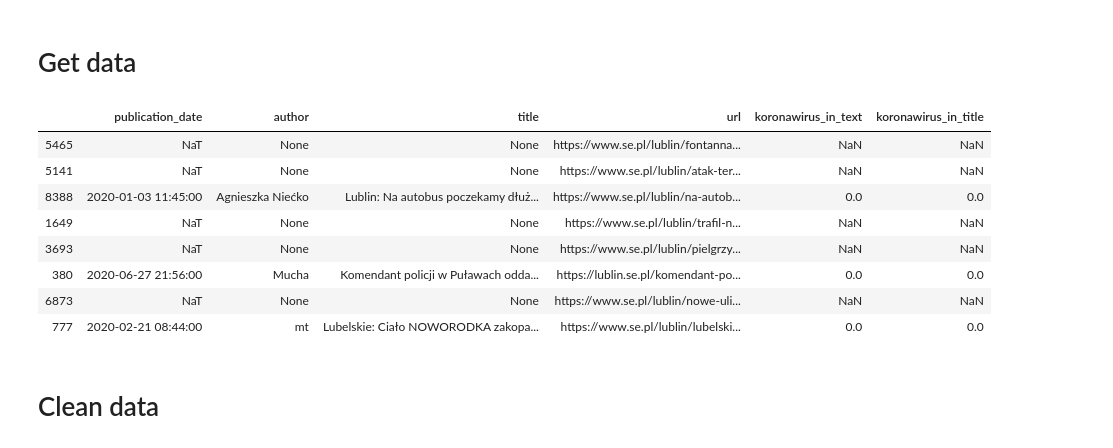
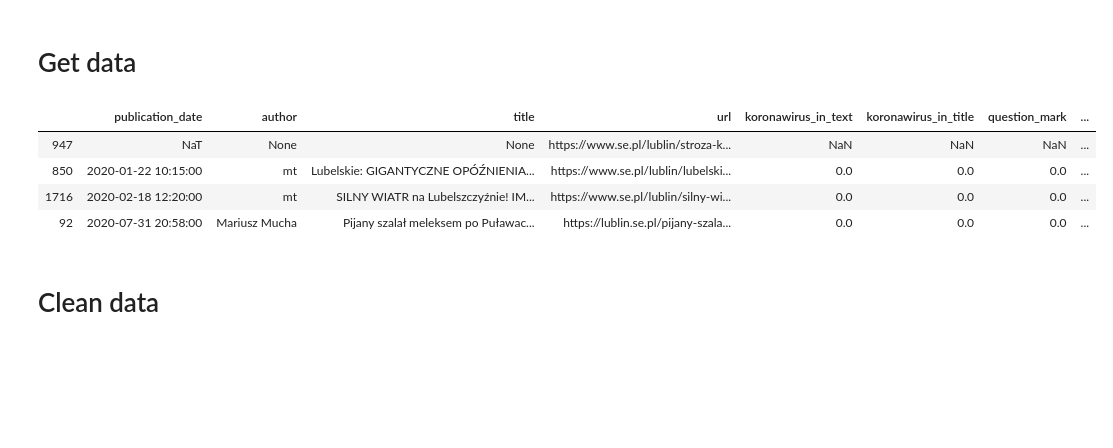
Before and after one commit to PGatak/nlp_se_koronawirus, a Jupyter notebook: data_cleaning.ipynb, the cells around one changed output. Cells and saved outputs as stored; diff of their text form; code cells hidden in the pictures; blank space fills up the shorter version.

```diff
--- a/data_cleaning.ipynb
+++ b/data_cleaning.ipynb
@@ -26,19 +26,18 @@ df = pd.DataFrame(data, columns = ['publication_date',
                                    'title',
                                    'url',
                                    'koronawirus_in_text',
-                                   'koronawirus_in_title'])
+                                   'koronawirus_in_title',
+                                   'question_mark',
+                                   'exclamation_mark',
+                                   'all_words'])
 # %%
-df.sample(frac = 0.001)
+df.sample(frac = 0.002)
 # %% [output]
-|  | publication_date | author | title | url | koronawirus_in_text | koronawirus_in_title |
-| 5465 | NaT | None | None | https://www.se.pl/lublin/fontanna... | NaN | NaN |
-| 5141 | NaT | None | None | https://www.se.pl/lublin/atak-ter... | NaN | NaN |
-| 8388 | 2020-01-03 11:45:00 | Agnieszka Niećko | Lublin: Na autobus poczekamy dłuż... | https://www.se.pl/lublin/na-autob... | 0.0 | 0.0 |
-| 1649 | NaT | None | None | https://www.se.pl/lublin/trafil-n... | NaN | NaN |
-| 3693 | NaT | None | None | https://www.se.pl/lublin/pielgrzy... | NaN | NaN |
-| 380 | 2020-06-27 21:56:00 | Mucha | Komendant policji w Puławach odda... | https://lublin.se.pl/komendant-po... | 0.0 | 0.0 |
-| 6873 | NaT | None | None | https://www.se.pl/lublin/nowe-uli... | NaN | NaN |
-| 777 | 2020-02-21 08:44:00 | mt | Lubelskie: Ciało NOWORODKA zakopa... | https://www.se.pl/lublin/lubelski... | 0.0 | 0.0 |
+|  | publication_date | author | title | url | koronawirus_in_text | koronawirus_in_title | question_mark | ... |
+| 947 | NaT | None | None | https://www.se.pl/lublin/stroza-k... | NaN | NaN | NaN | ... |
+| 850 | 2020-01-22 10:15:00 | mt | Lubelskie: GIGANTYCZNE OPÓŹNIENIA... | https://www.se.pl/lublin/lubelski... | 0.0 | 0.0 | 0.0 | ... |
+| 1716 | 2020-02-18 12:20:00 | mt | SILNY WIATR na Lubelszczyźnie! IM... | https://www.se.pl/lublin/silny-wi... | 0.0 | 0.0 | 0.0 | ... |
+| 92 | 2020-07-31 20:58:00 | Mariusz Mucha | Pijany szalał meleksem po Puławac... | https://lublin.se.pl/pijany-szala... | 0.0 | 0.0 | 0.0 | ... |
 # %% [markdown]
 # Clean data
 # %% [markdown]
```
Also changed, not shown: parts of 70 cells of this notebook, 4 other files.
